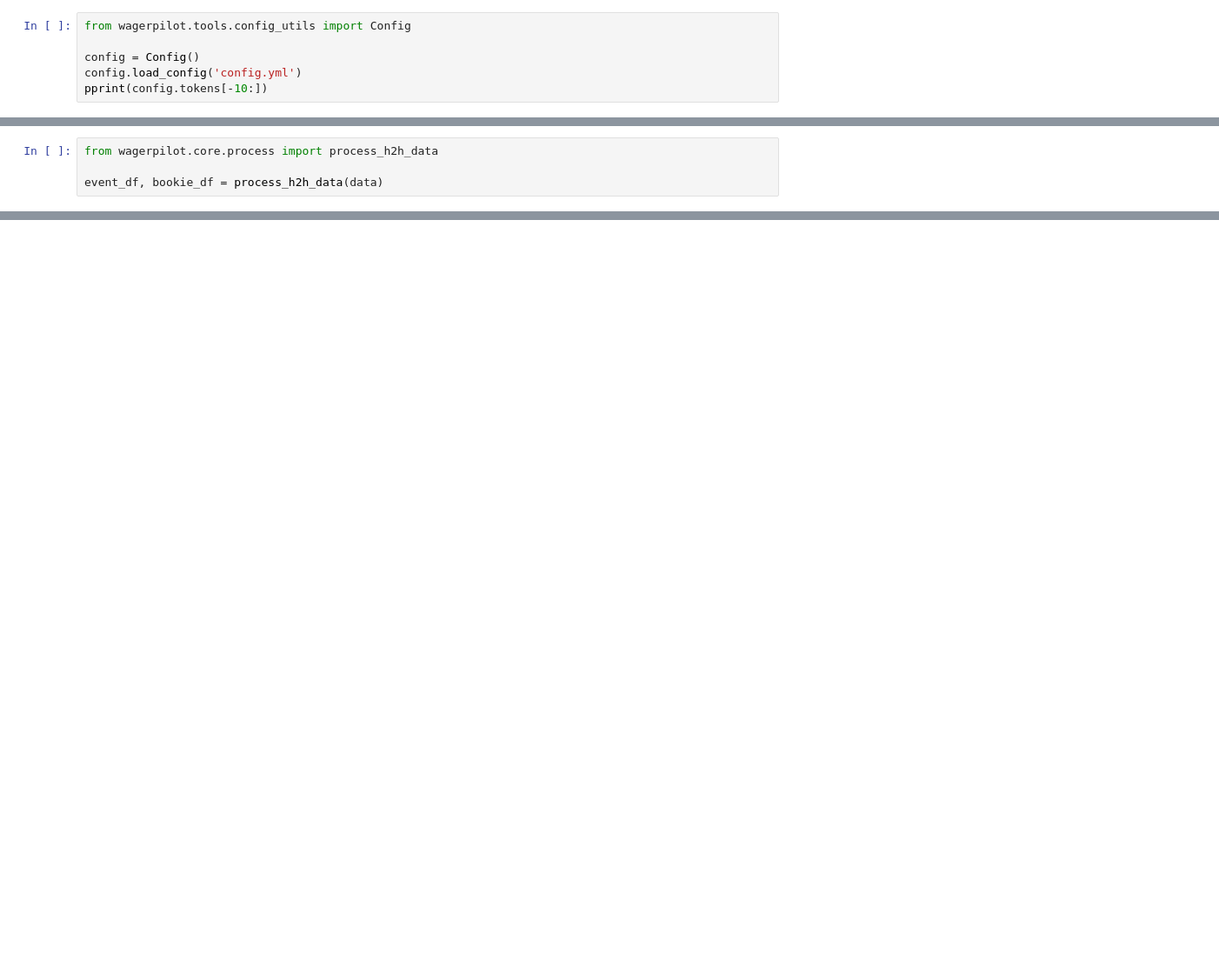
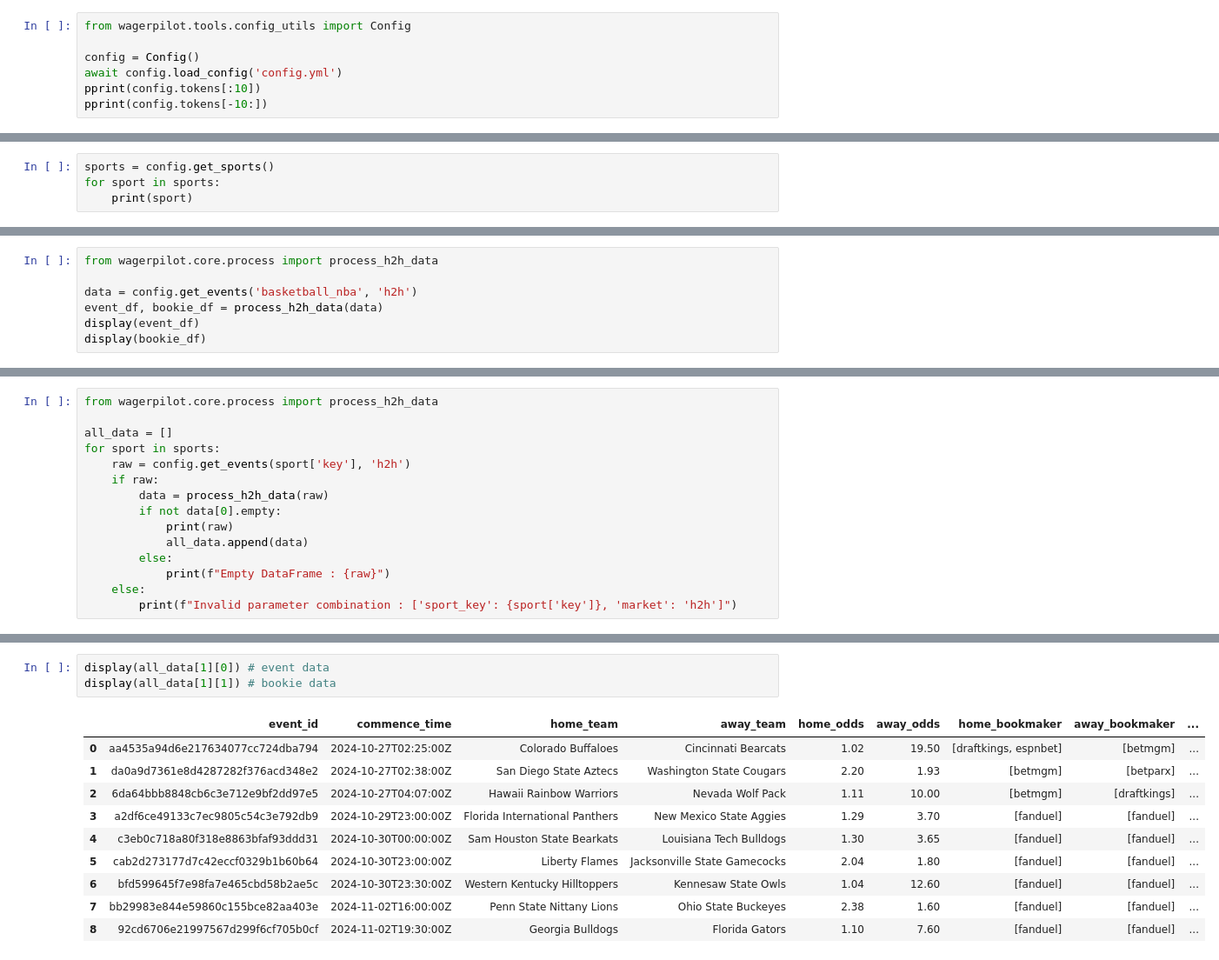
Before and after one commit to brandonliau/WagerPilot, a Jupyter notebook: test.ipynb, the cells around one changed output, grey strips where cells are left out. Shown: that part at 87% size. Cells and saved outputs as stored; diff of their text form; blank space fills up the shorter version.

```diff
--- a/test.ipynb
+++ b/test.ipynb
@@ -7,6 +9,7 @@ from pprint import pprint
 from wagerpilot.tools.config_utils import Config
 
 config = Config()
-config.load_config('config.yml')
+await config.load_config('config.yml')
+pprint(config.tokens[:10])
 pprint(config.tokens[-10:])
 # %% [output]
@@ -58,0 +36,4 @@ pprint(data)
+# %%
+sports = config.get_sports()
+for sport in sports:
+    print(sport)
@@ -59,4 +58,7 @@ pprint(data)
 # %%
 from wagerpilot.core.process import process_h2h_data
 
+data = config.get_events('basketball_nba', 'h2h')
 event_df, bookie_df = process_h2h_data(data)
+display(event_df)
+display(bookie_df)
@@ -76,0 +65,15 @@ bookie_df
+# %%
+from wagerpilot.core.process import process_h2h_data
+
+all_data = []
+for sport in sports:
+    raw = config.get_events(sport['key'], 'h2h')
+    if raw:
+        data = process_h2h_data(raw)
+        if not data[0].empty:
+            print(raw)
+            all_data.append(data)
+        else:
+            print(f"Empty DataFrame : {raw}")
+    else:
+        print(f"Invalid parameter combination : ['sport_key': {sport['key']}, 'market': 'h2h']")
@@ -76,0 +98,14 @@ bookie_df
+# %%
+display(all_data[1][0]) # event data
+display(all_data[1][1]) # bookie data
+# %% [output]
+|  | event_id | commence_time | home_team | away_team | home_odds | away_odds | home_bookmaker | away_bookmaker | ... |
+| 0 | aa4535a94d6e217634077cc724dba794 | 2024-10-27T02:25:00Z | Colorado Buffaloes | Cincinnati Bearcats | 1.02 | 19.50 | [draftkings, espnbet] | [betmgm] | ... |
+| 1 | da0a9d7361e8d4287282f376acd348e2 | 2024-10-27T02:38:00Z | San Diego State Aztecs | Washington State Cougars | 2.20 | 1.93 | [betmgm] | [betparx] | ... |
+| 2 | 6da64bbb8848cb6c3e712e9bf2dd97e5 | 2024-10-27T04:07:00Z | Hawaii Rainbow Warriors | Nevada Wolf Pack | 1.11 | 10.00 | [betmgm] | [draftkings] | ... |
+| 3 | a2df6ce49133c7ec9805c54c3e792db9 | 2024-10-29T23:00:00Z | Florida International Panthers | New Mexico State Aggies | 1.29 | 3.70 | [fanduel] | [fanduel] | ... |
+| 4 | c3eb0c718a80f318e8863bfaf93ddd31 | 2024-10-30T00:00:00Z | Sam Houston State Bearkats | Louisiana Tech Bulldogs | 1.30 | 3.65 | [fanduel] | [fanduel] | ... |
+| 5 | cab2d273177d7c42eccf0329b1b60b64 | 2024-10-30T23:00:00Z | Liberty Flames | Jacksonville State Gamecocks | 2.04 | 1.80 | [fanduel] | [fanduel] | ... |
+| 6 | bfd599645f7e98fa7e465cbd58b2ae5c | 2024-10-30T23:30:00Z | Western Kentucky Hilltoppers | Kennesaw State Owls | 1.04 | 12.60 | [fanduel] | [fanduel] | ... |
+| 7 | bb29983e844e59860c155bce82aa403e | 2024-11-02T16:00:00Z | Penn State Nittany Lions | Ohio State Buckeyes | 2.38 | 1.60 | [fanduel] | [fanduel] | ... |
+| 8 | 92cd6706e21997567d299f6cf705b0cf | 2024-11-02T19:30:00Z | Georgia Bulldogs | Florida Gators | 1.10 | 7.60 | [fanduel] | [fanduel] | ... |
```
Also changed, not shown: parts of 12 cells of this notebook, 2 other files.
